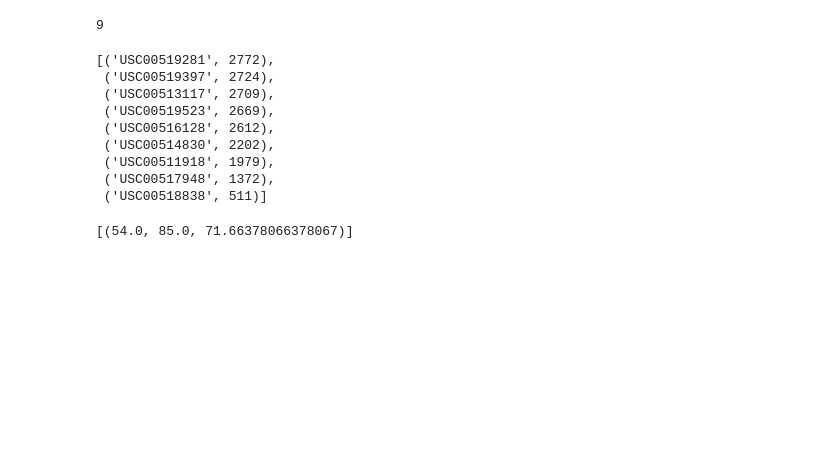
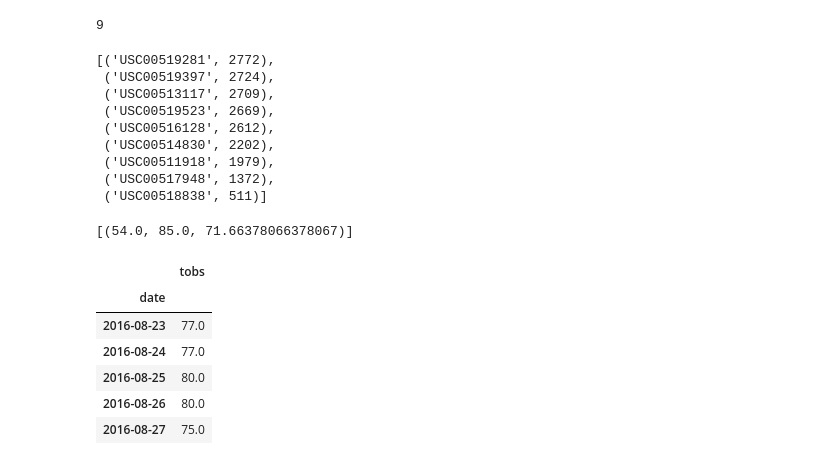
Before and after one commit to mitchellcapell95/sqlalchemy-challenge, a Jupyter notebook: Climate.ipynb, the cells around one changed output. Cells and saved outputs as stored; diff of their text form; code cells hidden in the pictures; blank space fills up the shorter version.

```diff
--- a/Climate.ipynb
+++ b/Climate.ipynb
@@ -140,3 +140,32 @@ for num in most_active:
 active
 # %% [output]
 [(54.0, 85.0, 71.66378066378067)]
+# %%
+# Choose the station with the highest number of temperature observations.
+# Query the last 12 months of temperature observation data for this station and plot the results as a histogram
+
+# Want tobs data from 8/23/2016 to 8/23/2017
+
+active_tobs_data = []
+for row in session.query(Measurement.date,Measurement.tobs).filter_by(station='USC00519281'):
+    active_tobs_data.append(row)
+
+tobs_df = pd.DataFrame(active_tobs_data,columns =['date','tobs'])
+
+tobs_date_index = tobs_df.set_index('date')
+
+tobs_sorted = tobs_date_index.sort_index(ascending=True)
+
+Aug2016_Aug2017_tobs = tobs_sorted.loc['2016-08-23':'2017-08-23']
+
+Aug2016_Aug2017_no_null_tobs = Aug2016_Aug2017_tobs.dropna(subset=['tobs'])
+
+Aug2016_Aug2017_no_null_tobs.head()
+# %% [output]
+|  | tobs |
+| date |  |
+| 2016-08-23 | 77.0 |
+| 2016-08-24 | 77.0 |
+| 2016-08-25 | 80.0 |
+| 2016-08-26 | 80.0 |
+| 2016-08-27 | 75.0 |
```
Also changed, not shown: parts of 7 cells of this notebook, 1 other file.
